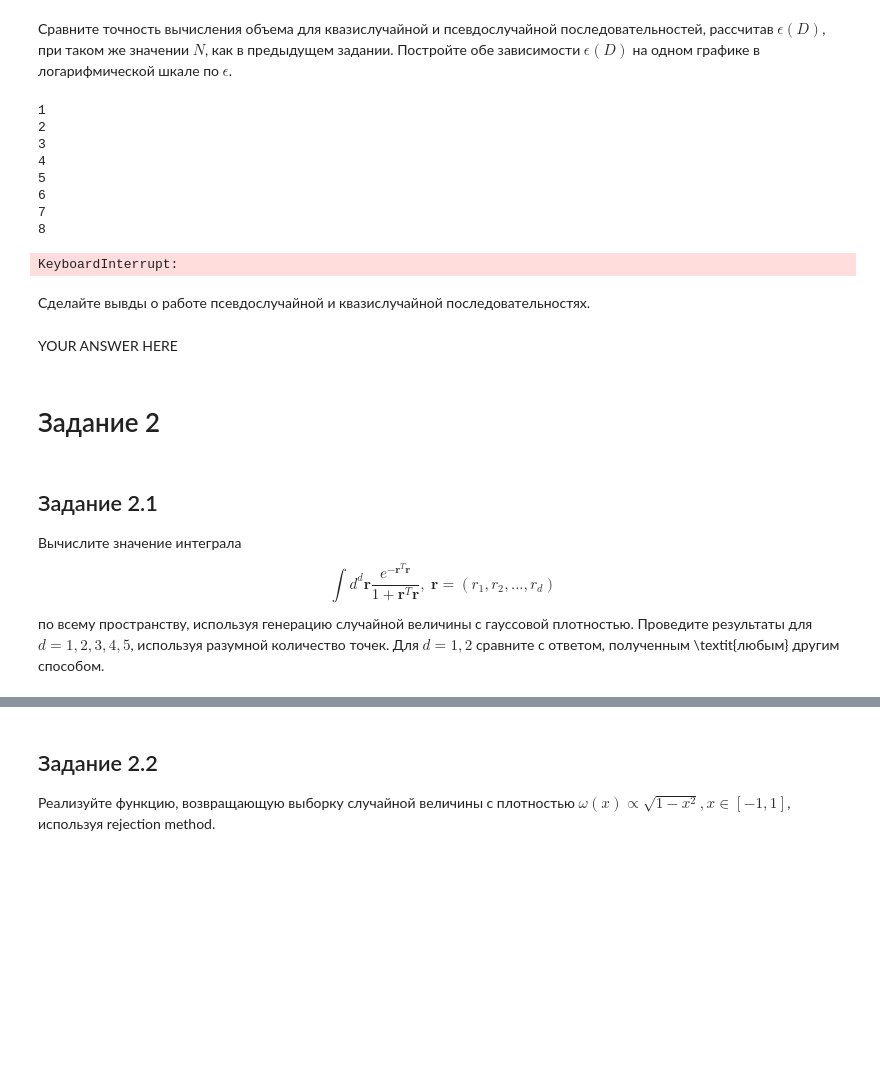
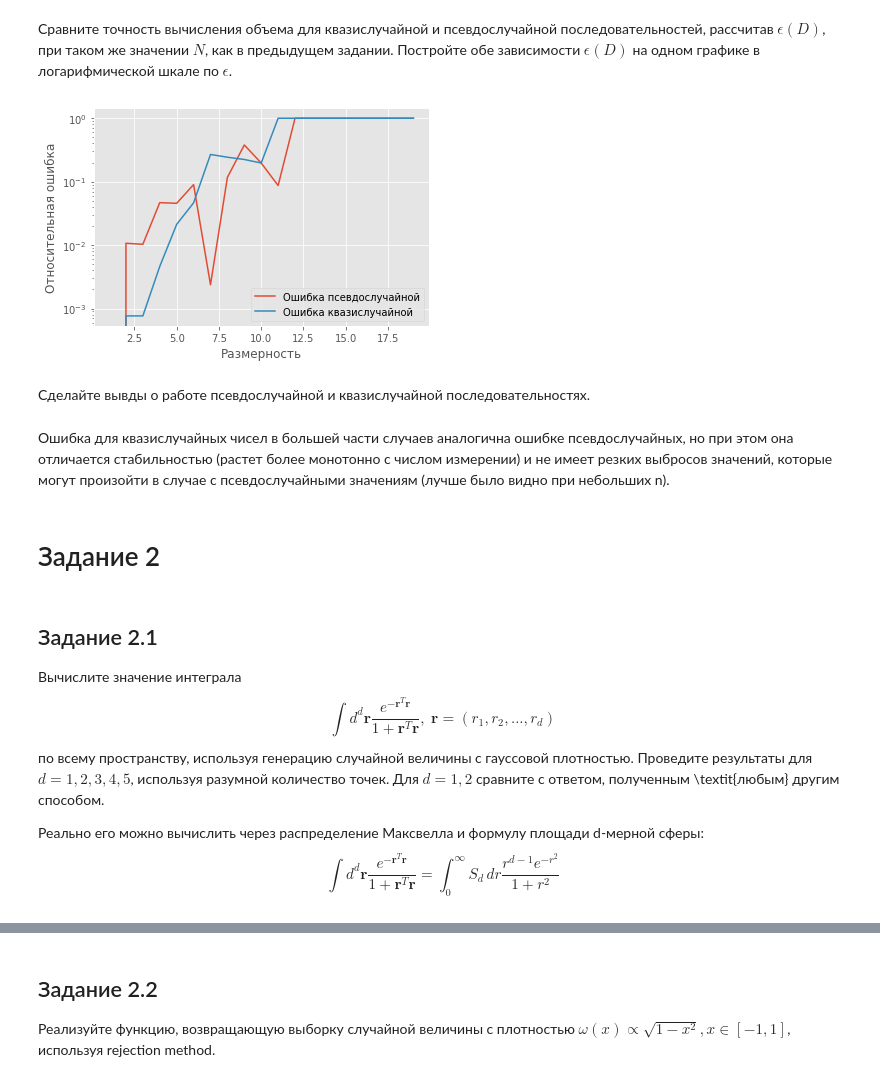
Before and after one commit to nazar-si/calc-phys, a Jupyter notebook: Monte-Carlo.ipynb, the cells around one changed output, grey strips where cells are left out. Cells and saved outputs as stored; diff of their text form; code cells hidden in the pictures; blank space fills up the shorter version.

```diff
--- a/Monte-Carlo.ipynb
+++ b/Monte-Carlo.ipynb
@@ -133,33 +133,26 @@ def getSphereVolumeQuasirandom(N, D, R = 1):
 # %% [markdown]
 Сравните точность вычисления объема для квазислучайной и псевдослучайной последовательностей, рассчитав  $\epsilon(D)$, при таком же значении $N$, как в предыдущем задании. Постройте обе зависимости $\epsilon(D)$ на одном графике в логарифмической шкале по $\epsilon$.
 # %%
-n = 10 ** 5
+n = 10 ** 3
 D = np.arange(1, 20, 1)
 
 e_p = np.array([(getSphereVolumeExact(d) - getSphereVolumePseudorandom(n, d)) / getSphereVolumeExact(d) for d in D])
 e_q = np.array([(getSphereVolumeExact(d) - getSphereVolumeQuasirandom(n, d)) / getSphereVolumeExact(d) for d in D])
 
-plt.plot(D, e_p, label="Ошибка псевдослучайной")
-plt.plot(D, e_q, label="Ошибка квазислучайной")
+plt.yscale("log")
+plt.plot(D, np.abs(e_p), label="Ошибка псевдослучайной")
+plt.plot(D, np.abs(e_q), label="Ошибка квазислучайной")
 
 plt.xlabel("Размерность")
 plt.ylabel("Относительная ошибка")
 plt.legend()
 plt.show()
 # %% [output]
-1
-2
-3
-4
-5
-6
-7
-8
-KeyboardInterrupt:
+[figure, added]
 # %% [markdown]
 Сделайте вывды о работе псевдослучайной и квазислучайной последовательностях.
-# %% [markdown]
-YOUR ANSWER HERE
+# %% [markdown]
+Ошибка для квазислучайных чисел в большей части случаев аналогична ошибке псевдослучайных, но при этом она отличается стабильностью (растет более монотонно с числом измерении) и не имеет резких выбросов значений, которые могут произойти в случае с псевдослучайными значениям (лучше было видно при небольших n).
 # %% [markdown]
 # Задание 2
 # %% [markdown]
@@ -171,3 +164,8 @@ $$
 по всему пространству, используя генерацию случайной величины с гауссовой плотностью.
 Проведите результаты для $d=1,2,3,4,5$, используя разумной количество точек.
 Для $d=1,2$ сравните с ответом, полученным \textit{любым} другим способом.
+
+Реально его можно вычислить через распределение Максвелла и формулу площади d-мерной сферы:
+$$
+\int d^d\mathbf{r} \frac{e^{-\mathbf{r}^T\mathbf{r}}}{1 + \mathbf{r}^T\mathbf{r}} = \int_0^\infty S_d\, dr \frac{r^{d-1}e^{-r^2}}{1 + r^2}
+$$
```
Also changed, not shown: parts of 8 cells of this notebook.
